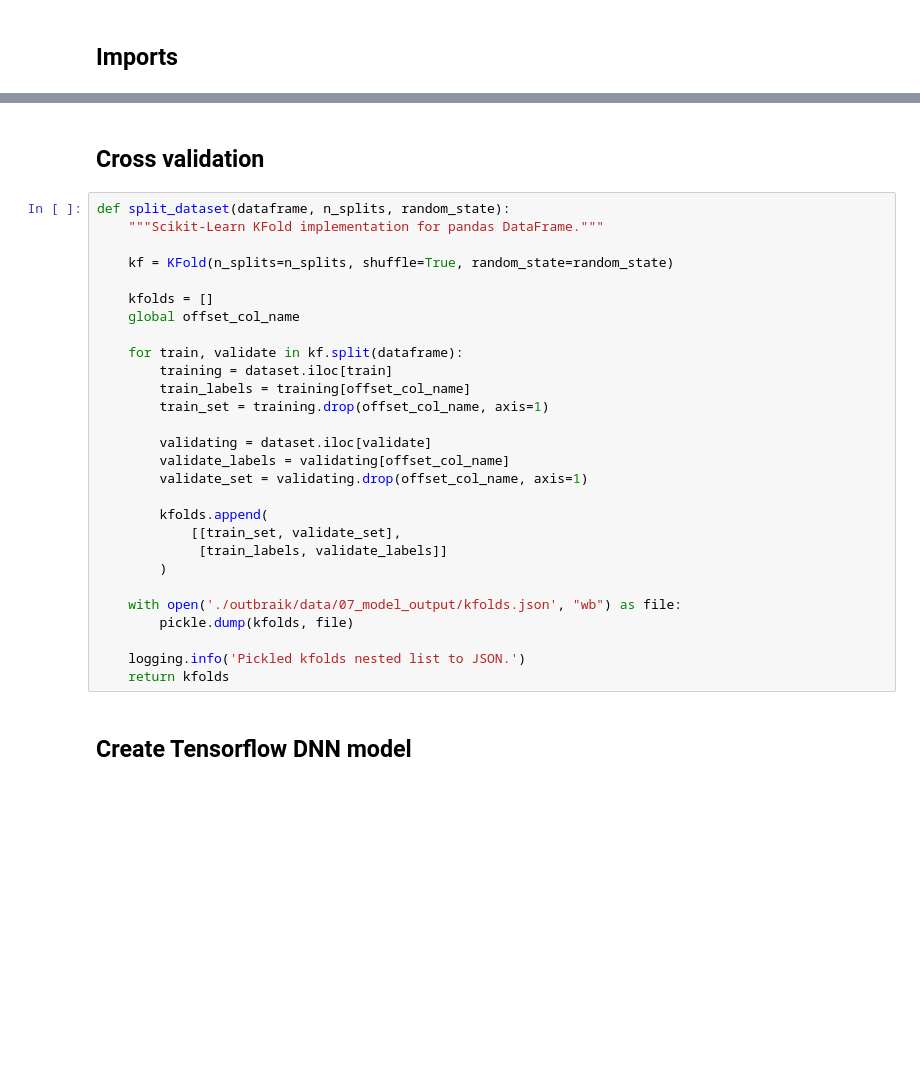
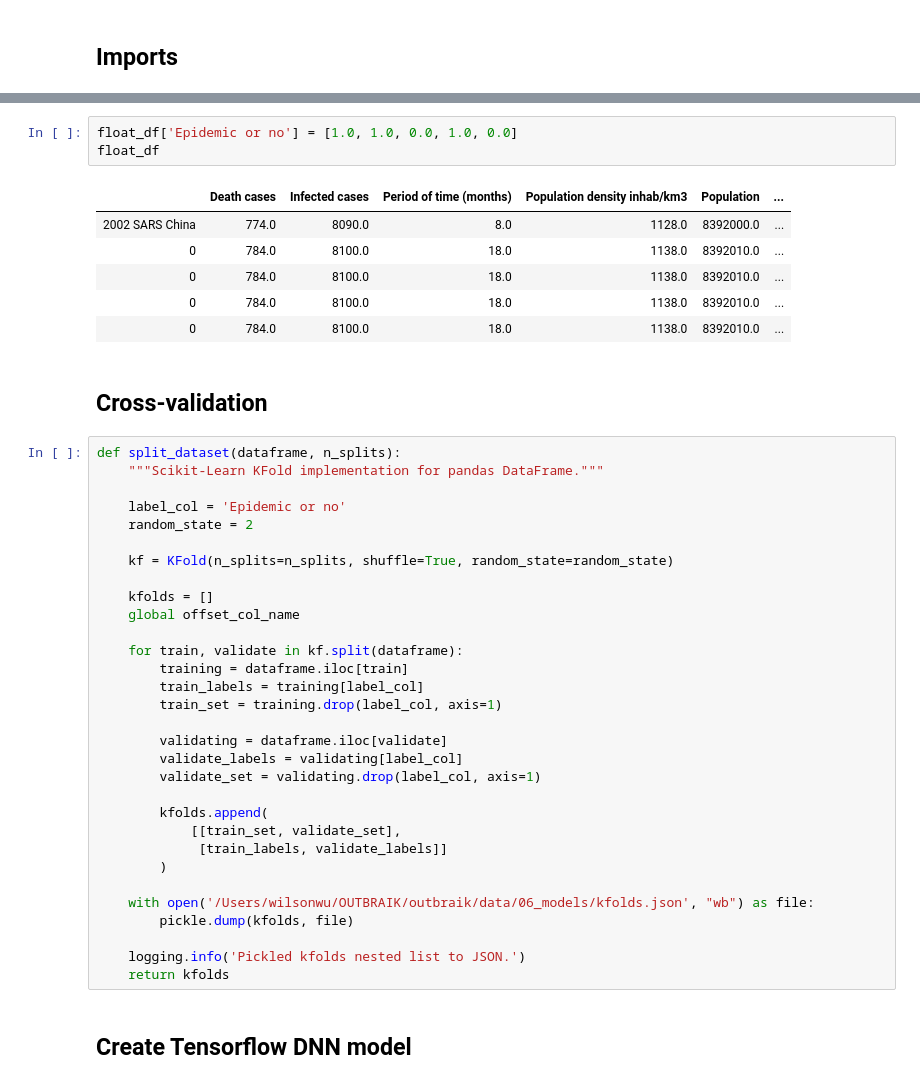
Before and after one commit to WilsonWeiWU/OUTBRAIK, a Jupyter notebook: outbraik/notebooks/OUTBRAIK.ipynb, the cells around one changed output, grey strips where cells are left out. Cells and saved outputs as stored; diff of their text form; blank space fills up the shorter version.

```diff
--- a/outbraik/notebooks/OUTBRAIK.ipynb
+++ b/outbraik/notebooks/OUTBRAIK.ipynb
@@ -32,8 +118,21 @@ from skopt.utils import use_named_args
+# %%
+float_df['Epidemic or no'] = [1.0, 1.0, 0.0, 1.0, 0.0]
+float_df
+# %% [output]
+|  | Death cases | Infected cases | Period of time (months) | Population density inhab/km3 | Population | ... |
+| 2002 SARS China | 774.0 | 8090.0 | 8.0 | 1128.0 | 8392000.0 | ... |
+| 0 | 784.0 | 8100.0 | 18.0 | 1138.0 | 8392010.0 | ... |
+| 0 | 784.0 | 8100.0 | 18.0 | 1138.0 | 8392010.0 | ... |
+| 0 | 784.0 | 8100.0 | 18.0 | 1138.0 | 8392010.0 | ... |
+| 0 | 784.0 | 8100.0 | 18.0 | 1138.0 | 8392010.0 | ... |
 # %% [markdown]
-## Cross validation
+## Cross-validation
 # %%
-def split_dataset(dataframe, n_splits, random_state):
+def split_dataset(dataframe, n_splits):
     """Scikit-Learn KFold implementation for pandas DataFrame."""
+
+    label_col = 'Epidemic or no'
+    random_state = 2
 
     kf = KFold(n_splits=n_splits, shuffle=True, random_state=random_state)
 
@@ -41,20 +140,20 @@ def split_dataset(dataframe, n_splits, random_state):
     global offset_col_name
 
     for train, validate in kf.split(dataframe):
-        training = dataset.iloc[train]
-        train_labels = training[offset_col_name]
-        train_set = training.drop(offset_col_name, axis=1)
+        training = dataframe.iloc[train]
+        train_labels = training[label_col]
+        train_set = training.drop(label_col, axis=1)
 
-        validating = dataset.iloc[validate]
-        validate_labels = validating[offset_col_name]
-        validate_set = validating.drop(offset_col_name, axis=1)
+        validating = dataframe.iloc[validate]
+        validate_labels = validating[label_col]
+        validate_set = validating.drop(label_col, axis=1)
 
         kfolds.append(
             [[train_set, validate_set],
              [train_labels, validate_labels]]
         )
 
-    with open('./outbraik/data/07_model_output/kfolds.json', "wb") as file:
+    with open('/Users/wilsonwu/OUTBRAIK/outbraik/data/06_models/kfolds.json', "wb") as file:
         pickle.dump(kfolds, file)
 
     logging.info('Pickled kfolds nested list to JSON.')
```
Also changed, not shown: parts of 15 cells of this notebook.
